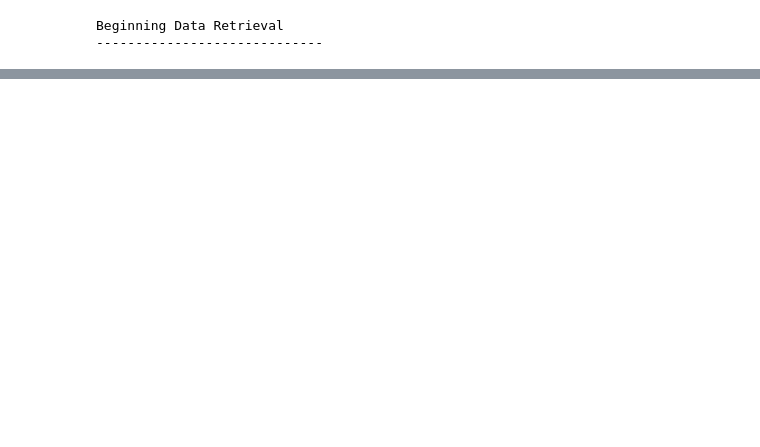
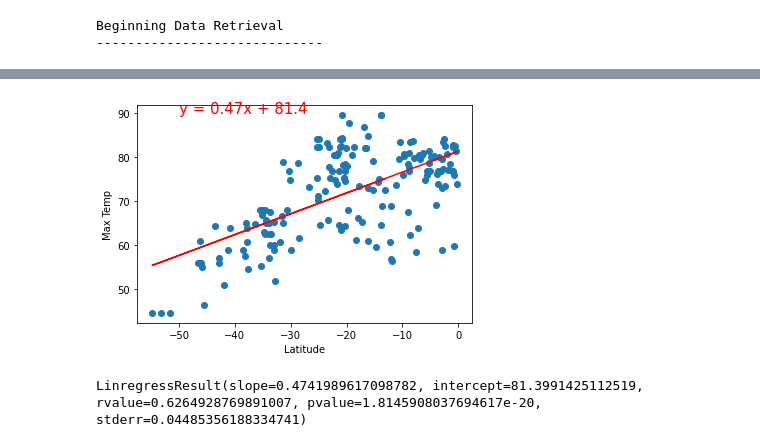
Before and after one commit to YanLuong/World_Weather_Analysis, a Jupyter notebook: WeatherPy.ipynb, the cells around one changed output, grey strips where cells are left out. Saved outputs shown, nothing was run; the diff lists cells and outputs as text; code cells hidden in the pictures; blank space fills up the shorter version.

```diff
--- a/WeatherPy.ipynb
+++ b/WeatherPy.ipynb
@@ -315,0 +376,16 @@ plt.show()
+# %%
+# Linear regression on the Southern Hemisphere
+x_values = southern_hemi_df["Lat"]
+y_values = southern_hemi_df["Max Temp"]
+# Call the function.
+plot_linear_regression(x_values, y_values,
+                       'Linear Regression on the Southern Hemisphere \
+                        for Maximum Temperature', 'Max Temp',(-50,90))
+# %% [output]
+[figure, added]
+# %%
+# Check the rvalue 6.4.3
+result = scipy.stats.linregress(x_values, y_values)
+result
+# %% [output]
+LinregressResult(slope=0.4741989617098782, intercept=81.3991425112519, rvalue=0.6264928769891007, pvalue=1.8145908037694617e-20, stderr=0.04485356188334741)
```
Also changed, not shown: parts of 24 cells of this notebook.
